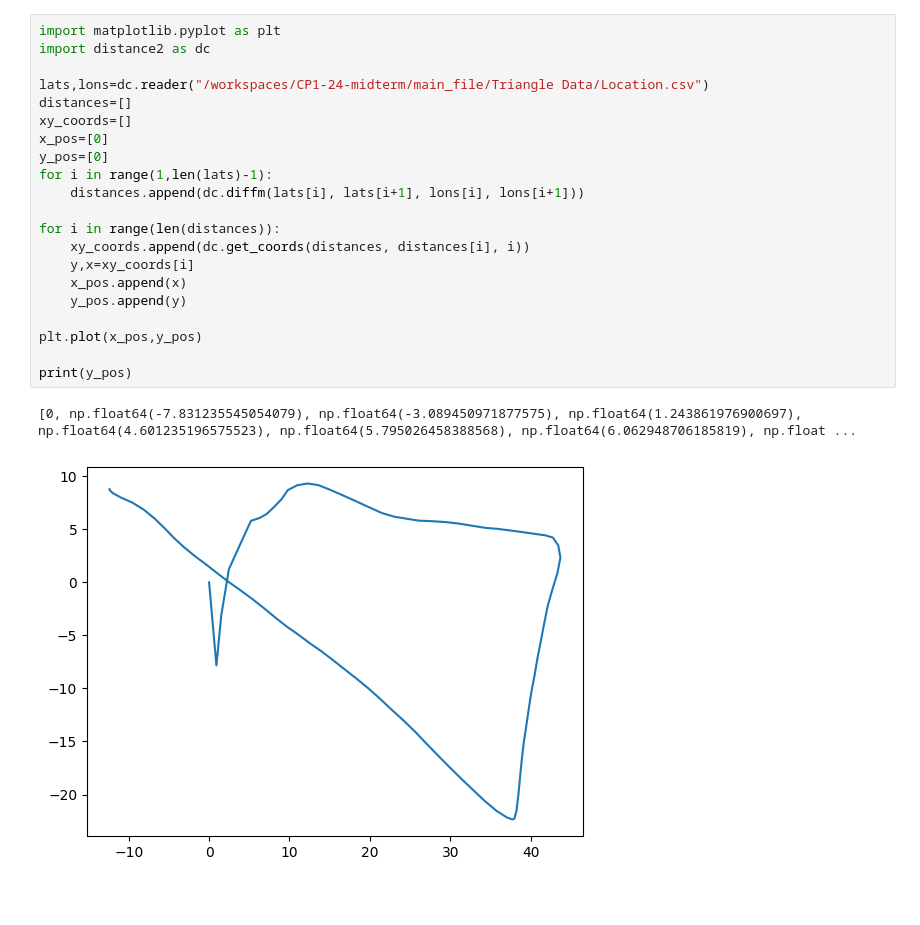
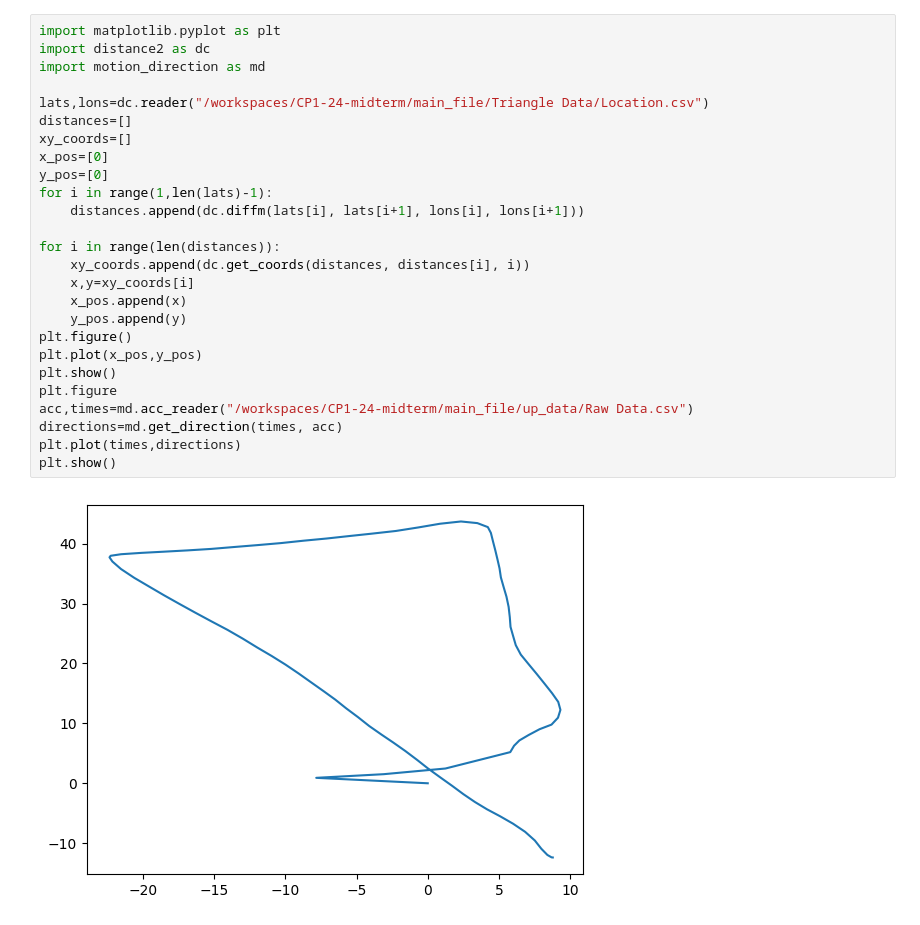
Before and after one commit to ubsuny/CP1-24-midterm, a Jupyter notebook: main_file/plotter.ipynb, the cells around one changed output. Saved outputs shown, nothing was run; the diff lists cells and outputs as text; blank space fills up the shorter version.

```diff
--- a/main_file/plotter.ipynb
+++ b/main_file/plotter.ipynb
@@ -1,24 +1,28 @@
 # %%
 import matplotlib.pyplot as plt
 import distance2 as dc
+import motion_direction as md
 
 lats,lons=dc.reader("/workspaces/CP1-24-midterm/main_file/Triangle Data/Location.csv")
 distances=[]
 xy_coords=[]
 x_pos=[0]
 y_pos=[0]
 for i in range(1,len(lats)-1):
     distances.append(dc.diffm(lats[i], lats[i+1], lons[i], lons[i+1]))
 
 for i in range(len(distances)):
     xy_coords.append(dc.get_coords(distances, distances[i], i))
-    y,x=xy_coords[i]
+    x,y=xy_coords[i]
     x_pos.append(x)
     y_pos.append(y)
-
+plt.figure()
 plt.plot(x_pos,y_pos)
-
-print(y_pos)
+plt.show()
+plt.figure
+acc,times=md.acc_reader("/workspaces/CP1-24-midterm/main_file/up_data/Raw Data.csv")
+directions=md.get_direction(times, acc)
+plt.plot(times,directions)
+plt.show()
 # %% [output]
-[0, np.float64(-7.831235545054079), np.float64(-3.089450971877575), np.float64(1.243861976900697), np.float64(4.601235196575523), np.float64(5.795026458388568), np.float64(6.062948706185819), np.float ...
-[figure, old version]
+[figure, new version]
```
Also changed, not shown: parts of 1 cell of this notebook, 7 other files.
